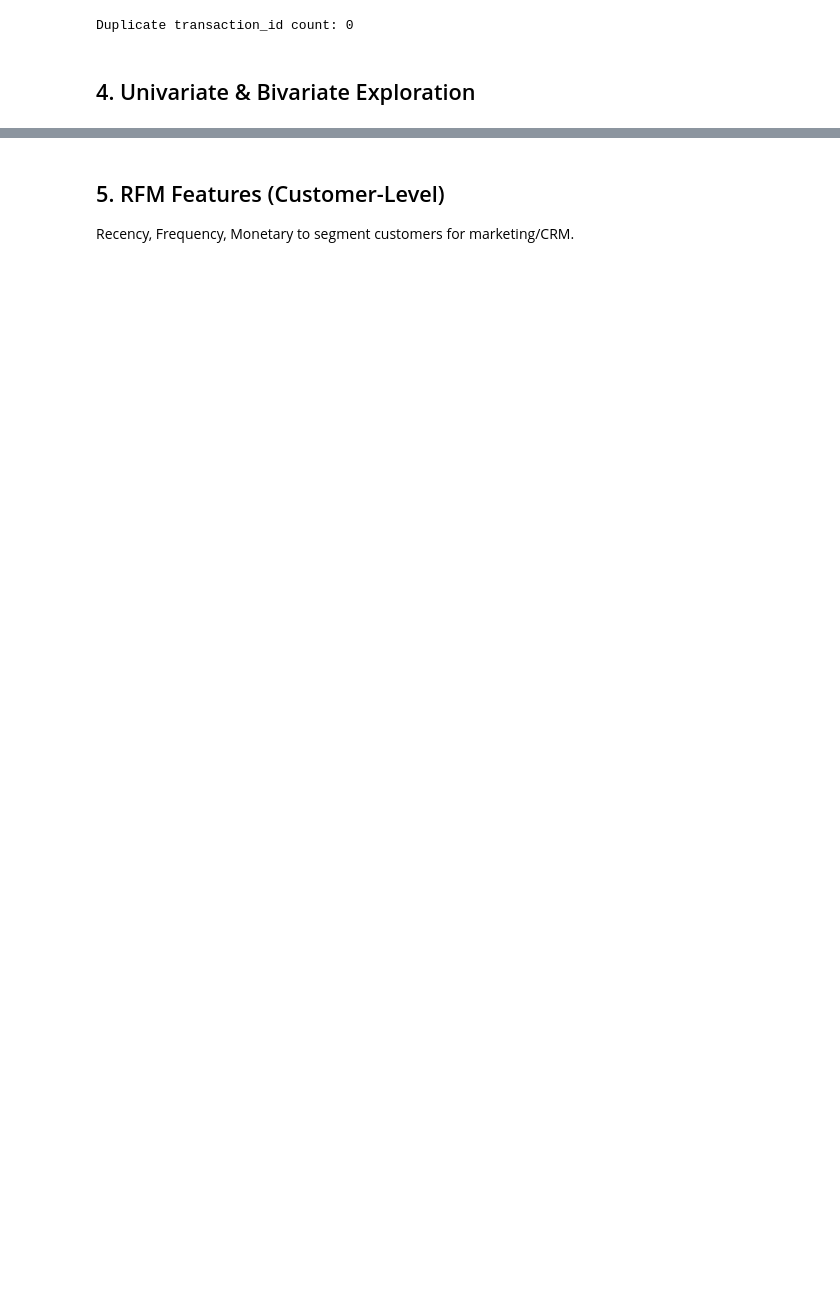
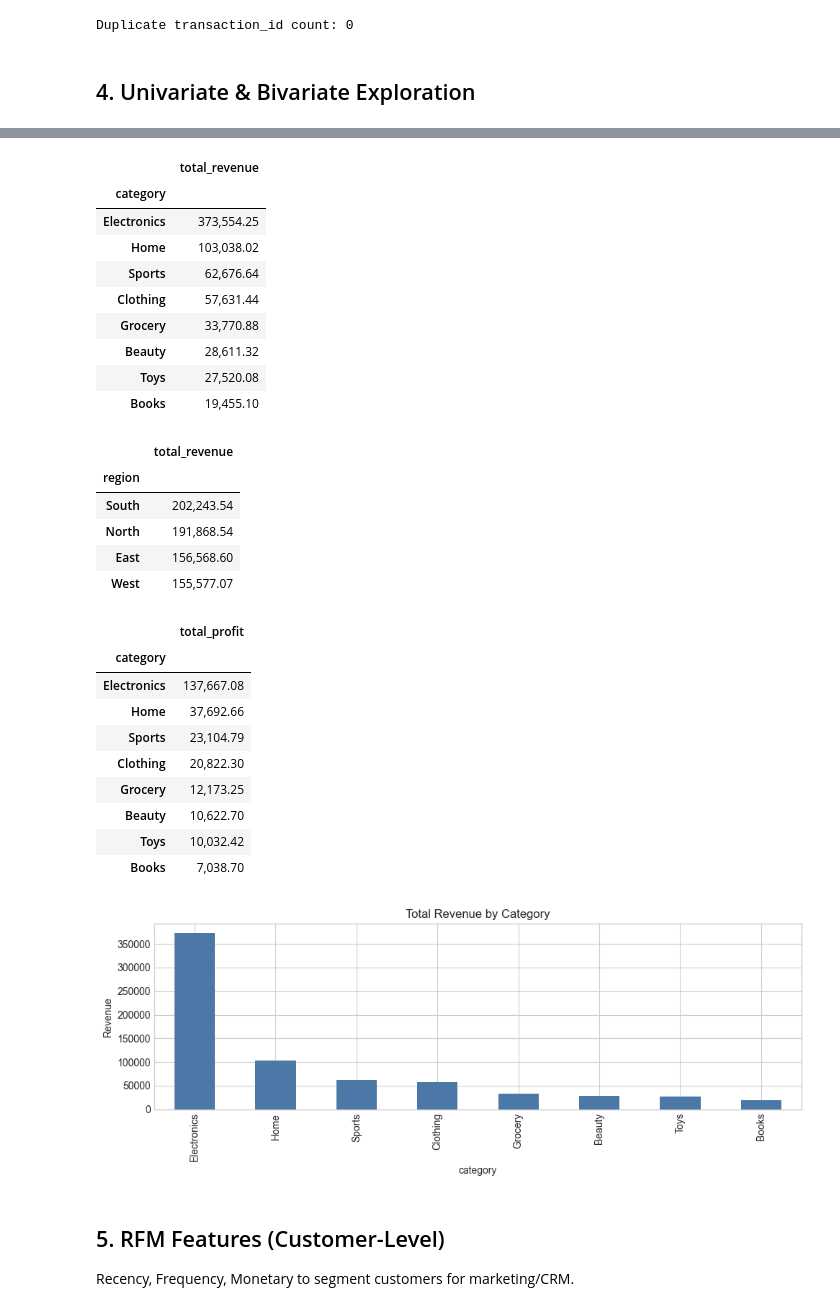
Before and after one commit to rahul8879/as_ds_course, a Jupyter notebook: Machine_learning/retail_eda_stats_la.ipynb, the cells around one changed output, grey strips where cells are left out. Cells and saved outputs as stored; diff of their text form; code cells hidden in the pictures; blank space fills up the shorter version.

```diff
--- a/Machine_learning/retail_eda_stats_la.ipynb
+++ b/Machine_learning/retail_eda_stats_la.ipynb
@@ -207,18 +207,46 @@ plt.show()
 # %%
 # Grouped summaries
 rev_by_cat = df.groupby('category')['revenue'].sum().sort_values(ascending=False)
-rev_by_region = -df.groupby('region')['revenue'].sum().sort_values(ascending=False)
+rev_by_region = df.groupby('region')['revenue'].sum().sort_values(ascending=False)
 profit_by_cat = df.groupby('category')['profit'].sum().sort_values(ascending=False)
 display(rev_by_cat.head(10).to_frame('total_revenue'))
 display(rev_by_region.to_frame('total_revenue'))
 display(profit_by_cat.head(10).to_frame('total_profit'))
 
 plt.figure(figsize=(10,4))
 rev_by_cat.plot(kind='bar', color='#4C78A8')
 plt.title('Total Revenue by Category')
 plt.ylabel('Revenue')
 plt.tight_layout()
 plt.show()
+# %% [output]
+|  | total_revenue |
+| category |  |
+| Electronics | 373,554.25 |
+| Home | 103,038.02 |
+| Sports | 62,676.64 |
+| Clothing | 57,631.44 |
+| Grocery | 33,770.88 |
+| Beauty | 28,611.32 |
+| Toys | 27,520.08 |
+| Books | 19,455.10 |
+|  | total_revenue |
+| region |  |
+| South | 202,243.54 |
+| North | 191,868.54 |
+| East | 156,568.60 |
+| West | 155,577.07 |
+|  | total_profit |
+| category |  |
+| Electronics | 137,667.08 |
+| Home | 37,692.66 |
+| Sports | 23,104.79 |
+| Clothing | 20,822.30 |
+| Grocery | 12,173.25 |
+| Beauty | 10,622.70 |
+| Toys | 10,032.42 |
+| Books | 7,038.70 |
+[figure, added]
 # %% [markdown]
 ## 5. RFM Features (Customer-Level)
 Recency, Frequency, Monetary to segment customers for marketing/CRM.
```
Also changed, not shown: parts of 13 cells of this notebook, 3 other files.
